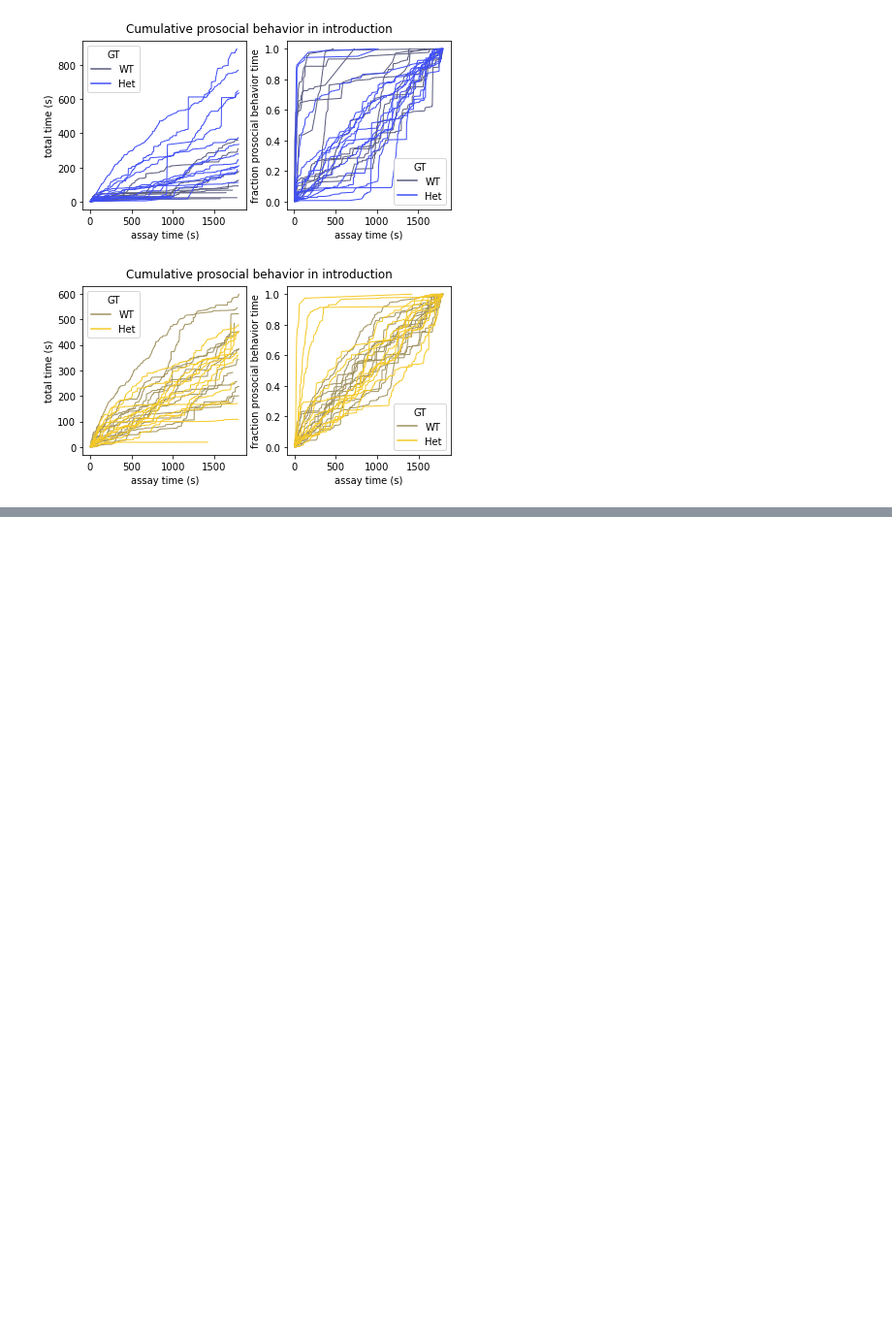
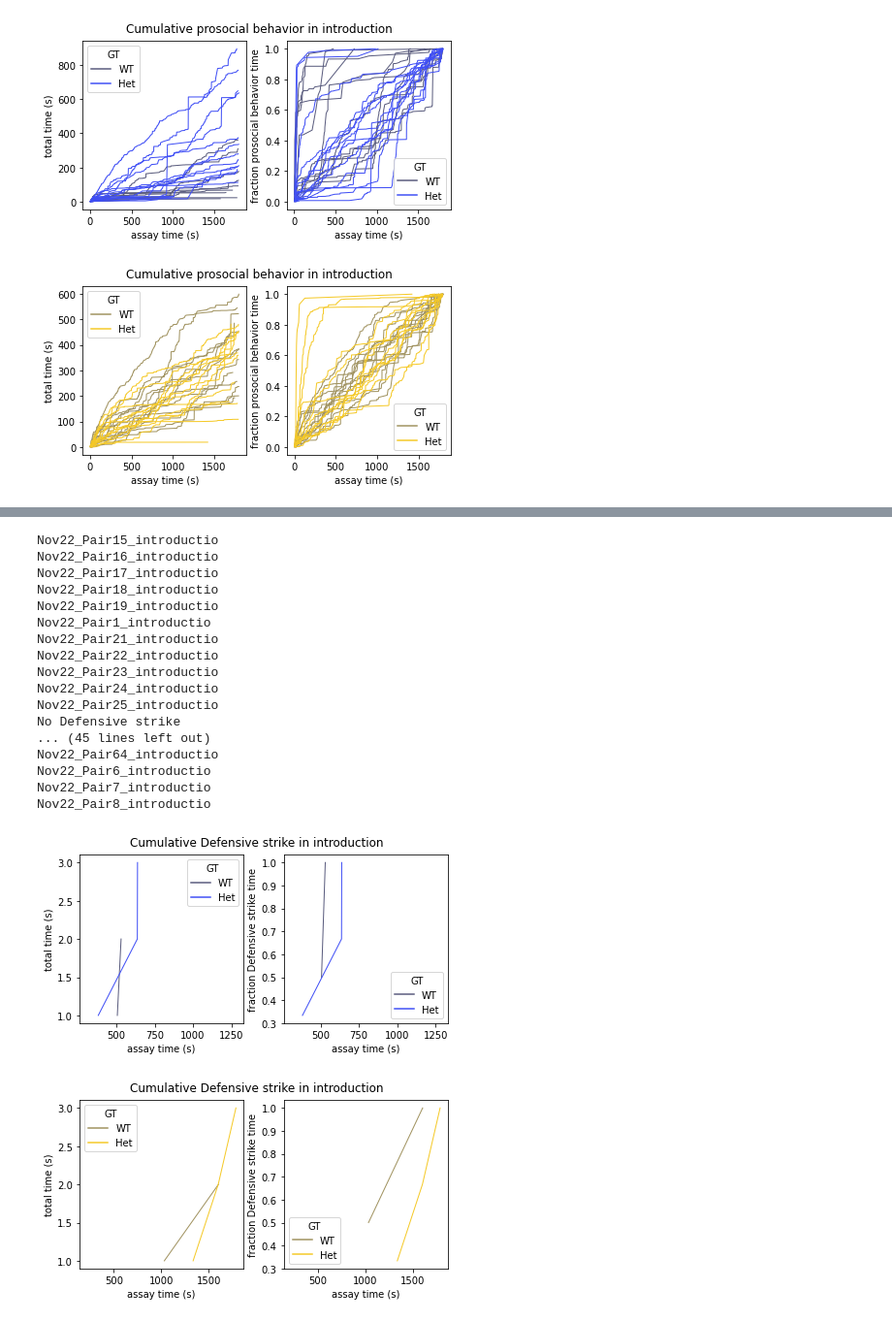
Before and after one commit to nhoglen/scn2a-paper-GWJSNH-code, a Jupyter notebook: 240730_proto_plottingCDFs.ipynb, the cells around one changed output, grey strips where cells are left out. Shown at 97% size. Cells and saved outputs as stored; diff of their text form; code cells hidden in the pictures; blank space fills up the shorter version.

```diff
--- a/240730_proto_plottingCDFs.ipynb
+++ b/240730_proto_plottingCDFs.ipynb
@@ -381,0 +429,32 @@ make_cumulative_time_plots(prosoc,'F','prosocial behavior',assay)
+# %%
+# -----  INTROS -----
+assay = 'introduction'
+behavior = 'Defensive strike'
+printy = True
+InDefDF = consolidate_single_behavior_table(assay,behavior,nwbpath,printy)
+InDefDF['ones'] = [1]*InDefDF.shape[0]
+InDefDF['raw_cumes'] = InDefDF.groupby('pair_tag').ones.cumsum()# use numpy argsort on start_times
+InDefDF['totals'] = InDefDF.groupby('pair_tag')['ones'].transform('sum')
+InDefDF['cumes_behav_frac'] = InDefDF.raw_cumes/InDefDF.totals
+make_cumulative_time_plots(InTussleDF,'M',behavior,assay)
+make_cumulative_time_plots(InTussleDF,'F',behavior,assay)
+# %% [output]
+Nov22_Pair15_introductio
+Nov22_Pair16_introductio
+Nov22_Pair17_introductio
+Nov22_Pair18_introductio
+Nov22_Pair19_introductio
+Nov22_Pair1_introductio
+Nov22_Pair21_introductio
+Nov22_Pair22_introductio
+Nov22_Pair23_introductio
+Nov22_Pair24_introductio
+Nov22_Pair25_introductio
+No Defensive strike
+... (45 lines left out)
+Nov22_Pair64_introductio
+Nov22_Pair6_introductio
+Nov22_Pair7_introductio
+Nov22_Pair8_introductio
+[figure, added]
+[figure, added]
```
Also changed, not shown: parts of 4 cells of this notebook.
